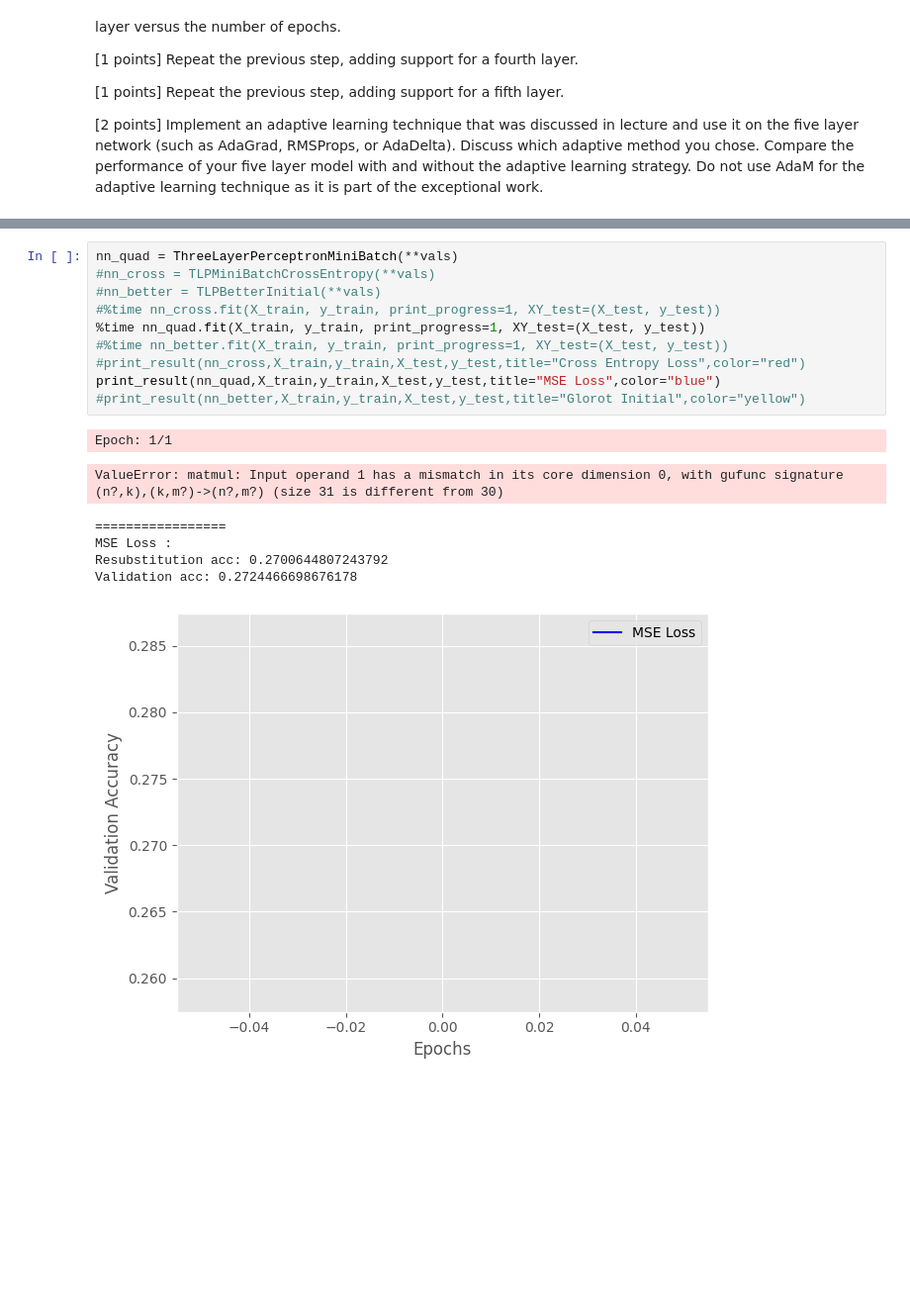
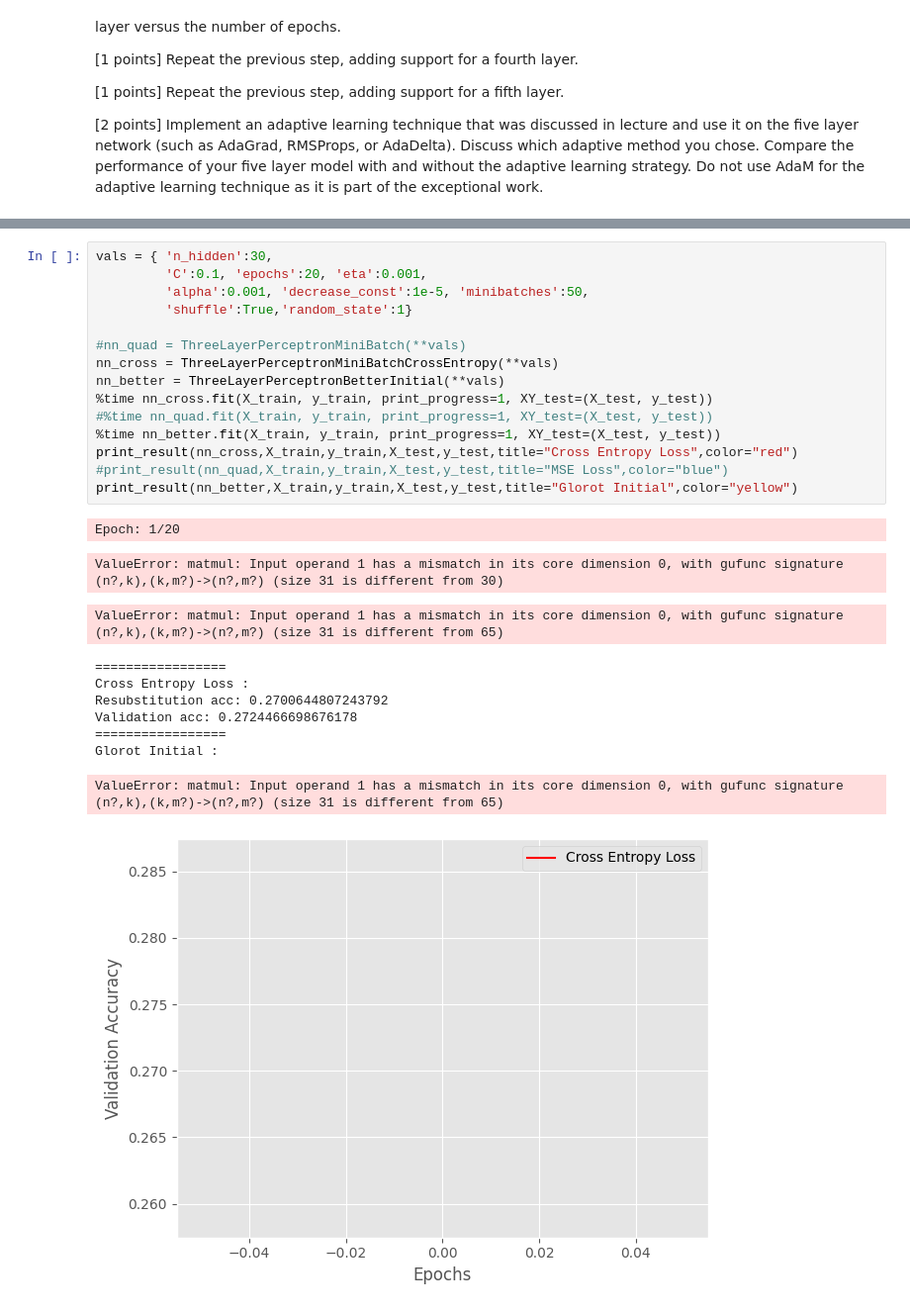
Before and after one commit to bennyandthejetss/ML_lab4, a Jupyter notebook: Lab4.ipynb, the cells around one changed output, grey strips where cells are left out. Shown: that part at 99% size. Saved outputs shown, nothing was run; the diff lists cells and outputs as text; blank space fills up the shorter version.

```diff
--- a/Lab4.ipynb
+++ b/Lab4.ipynb
@@ -803,18 +804,27 @@ class ThreeLayerPerceptronBetterInitial(ThreeLayerPerceptronMiniBatchCrossEntrop
 # %%
-nn_quad = ThreeLayerPerceptronMiniBatch(**vals)
-#nn_cross = TLPMiniBatchCrossEntropy(**vals)
-#nn_better = TLPBetterInitial(**vals)
-#%time nn_cross.fit(X_train, y_train, print_progress=1, XY_test=(X_test, y_test))
-%time nn_quad.fit(X_train, y_train, print_progress=1, XY_test=(X_test, y_test))
-#%time nn_better.fit(X_train, y_train, print_progress=1, XY_test=(X_test, y_test))
-#print_result(nn_cross,X_train,y_train,X_test,y_test,title="Cross Entropy Loss",color="red")
-print_result(nn_quad,X_train,y_train,X_test,y_test,title="MSE Loss",color="blue")
-#print_result(nn_better,X_train,y_train,X_test,y_test,title="Glorot Initial",color="yellow")
+vals = { 'n_hidden':30,
+         'C':0.1, 'epochs':20, 'eta':0.001,
+         'alpha':0.001, 'decrease_const':1e-5, 'minibatches':50,
+         'shuffle':True,'random_state':1}
+
+#nn_quad = ThreeLayerPerceptronMiniBatch(**vals)
+nn_cross = ThreeLayerPerceptronMiniBatchCrossEntropy(**vals)
+nn_better = ThreeLayerPerceptronBetterInitial(**vals)
+%time nn_cross.fit(X_train, y_train, print_progress=1, XY_test=(X_test, y_test))
+#%time nn_quad.fit(X_train, y_train, print_progress=1, XY_test=(X_test, y_test))
+%time nn_better.fit(X_train, y_train, print_progress=1, XY_test=(X_test, y_test))
+print_result(nn_cross,X_train,y_train,X_test,y_test,title="Cross Entropy Loss",color="red")
+#print_result(nn_quad,X_train,y_train,X_test,y_test,title="MSE Loss",color="blue")
+print_result(nn_better,X_train,y_train,X_test,y_test,title="Glorot Initial",color="yellow")
 # %% [output]
-Epoch: 1/1
+Epoch: 1/20
 ValueError: matmul: Input operand 1 has a mismatch in its core dimension 0, with gufunc signature (n?,k),(k,m?)->(n?,m?) (size 31 is different from 30)
-=================
-MSE Loss :
-Resubstitution acc: 0.2700644807243792
-Validation acc: 0.2724466698676178
+ValueError: matmul: Input operand 1 has a mismatch in its core dimension 0, with gufunc signature (n?,k),(k,m?)->(n?,m?) (size 31 is different from 65)
+=================
+Cross Entropy Loss :
+Resubstitution acc: 0.2700644807243792
+Validation acc: 0.2724466698676178
+=================
+Glorot Initial :
+ValueError: matmul: Input operand 1 has a mismatch in its core dimension 0, with gufunc signature (n?,k),(k,m?)->(n?,m?) (size 31 is different from 65)
-[figure, old version]
+[figure, new version]
```
Also changed, not shown: parts of 7 cells of this notebook.
